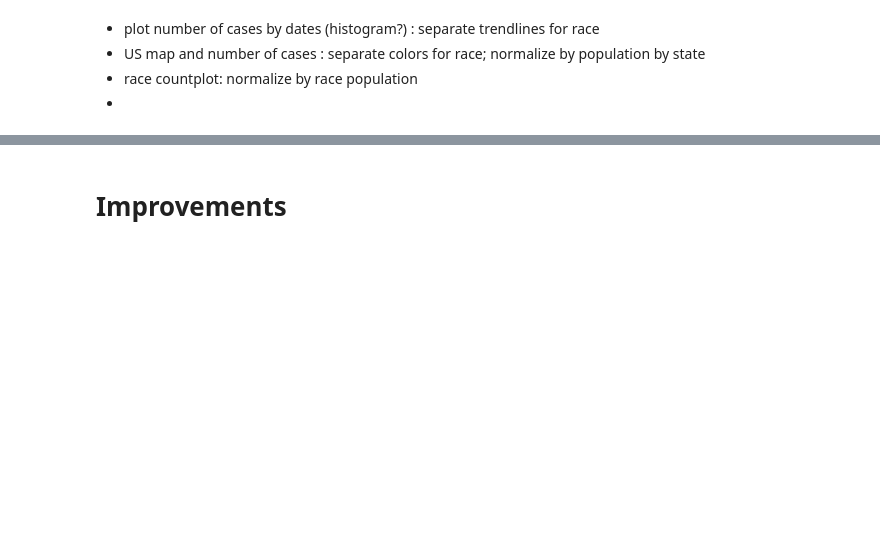
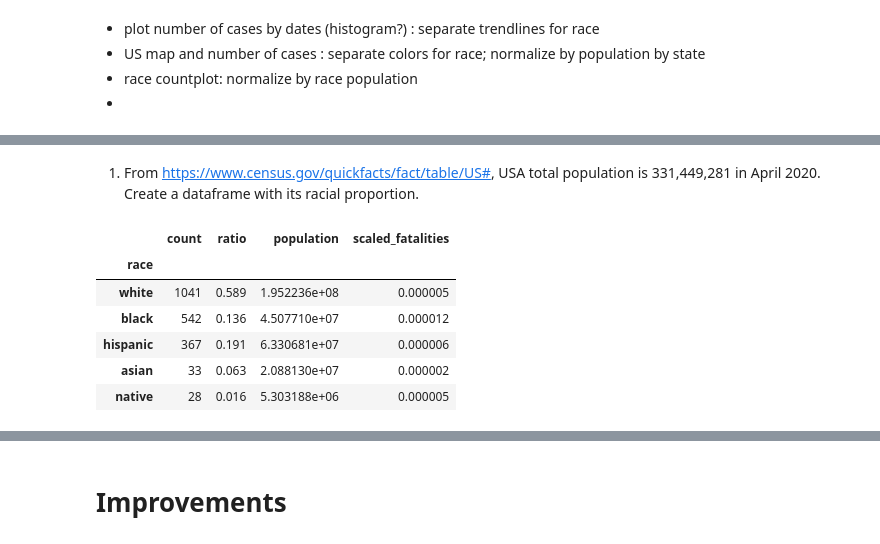
Before and after one commit to CelineChiLamNg/fatal_police_shootings, a Jupyter notebook: FatalPoliceShootings.ipynb, the cells around one changed output, grey strips where cells are left out. Drawn from its saved outputs; the diff is of its cells as text; code cells hidden in the pictures; blank space fills up the shorter version.

```diff
--- a/FatalPoliceShootings.ipynb
+++ b/FatalPoliceShootings.ipynb
@@ -716,0 +725,25 @@ population by state
+# %% [markdown]
+1. From https://www.census.gov/quickfacts/fact/table/US#, USA total
+population is 331,449,281 in April 2020. Create a dataframe with its racial
+proportion.
+# %%
+us_race = pd.DataFrame([0.589, 0.136, 0.191, 0.016, 0.063],
+                       index=["white", "black", "hispanic", "native", "asian"],
+                       columns=["ratio"])
+
+us_race["population"] = 331449281*us_race["ratio"]
+
+race_df = db_replaced.race.value_counts()
+us_race = pd.merge(race_df, us_race, right_index=True, left_index=True)
+
+us_race["scaled_fatalities"] = us_race["count"]/us_race["population"]
+us_race = us_race.rename_axis("race")
+us_race
+# %% [output]
+|  | count | ratio | population | scaled_fatalities |
+| race |  |  |  |  |
+| white | 1041 | 0.589 | 1.952236e+08 | 0.000005 |
+| black | 542 | 0.136 | 4.507710e+07 | 0.000012 |
+| hispanic | 367 | 0.191 | 6.330681e+07 | 0.000006 |
+| asian | 33 | 0.063 | 2.088130e+07 | 0.000002 |
+| native | 28 | 0.016 | 5.303188e+06 | 0.000005 |
```
Also changed, not shown: parts of 32 cells of this notebook, 3 other files.
